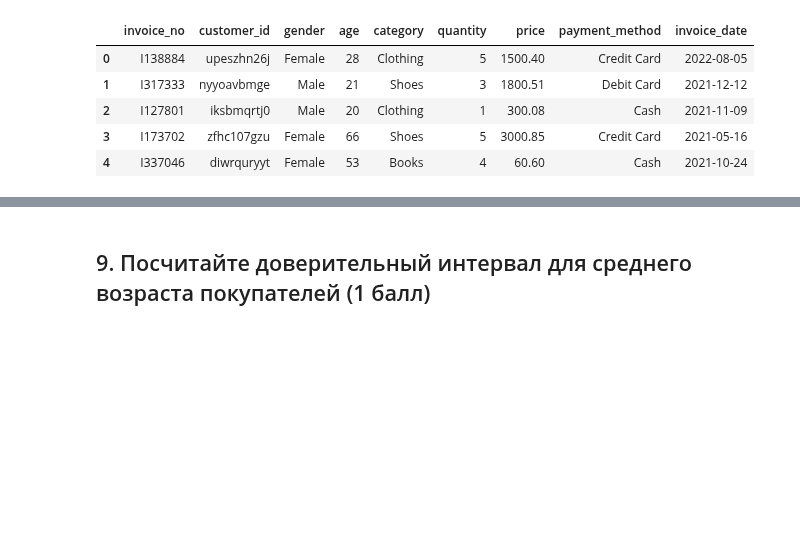
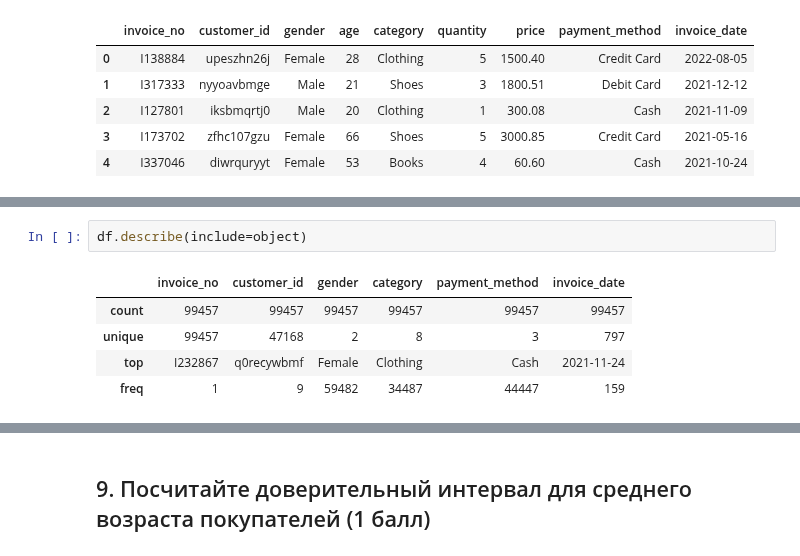
Before and after one commit to hilkovich/itmo_math_stat, a Jupyter notebook: homework_2/HW_2.ipynb, the cells around one changed output, grey strips where cells are left out. Drawn from its saved outputs; the diff is of its cells as text; blank space fills up the shorter version.

```diff
--- a/homework_2/HW_2.ipynb
+++ b/homework_2/HW_2.ipynb
@@ -402,0 +488,8 @@ df.head()
+# %%
+df.describe(include=object)
+# %% [output]
+|  | invoice_no | customer_id | gender | category | payment_method | invoice_date |
+| count | 99457 | 99457 | 99457 | 99457 | 99457 | 99457 |
+| unique | 99457 | 47168 | 2 | 8 | 3 | 797 |
+| top | I232867 | q0recywbmf | Female | Clothing | Cash | 2021-11-24 |
+| freq | 1 | 9 | 59482 | 34487 | 44447 | 159 |
```
Also changed, not shown: parts of 35 cells of this notebook.
